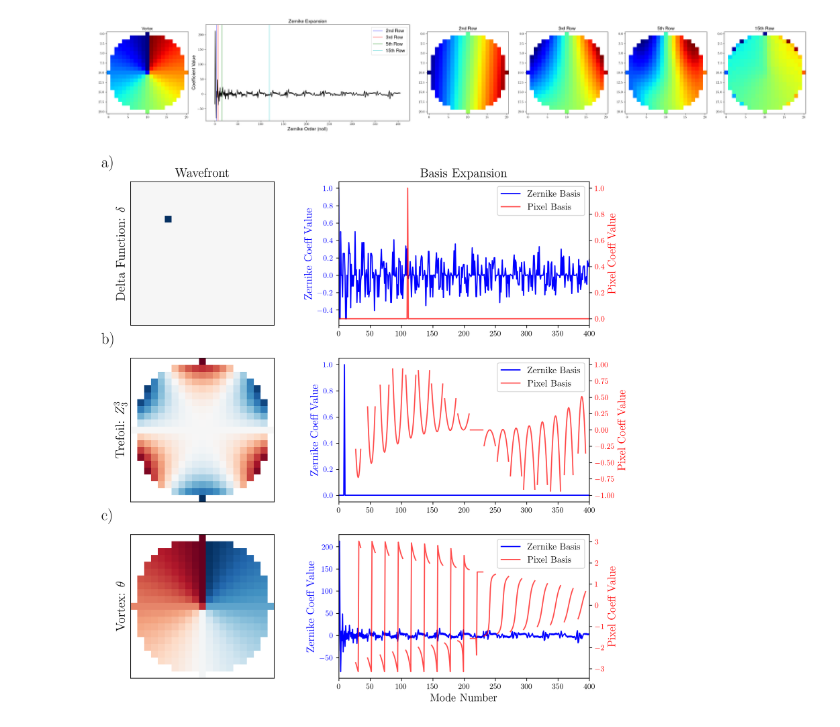
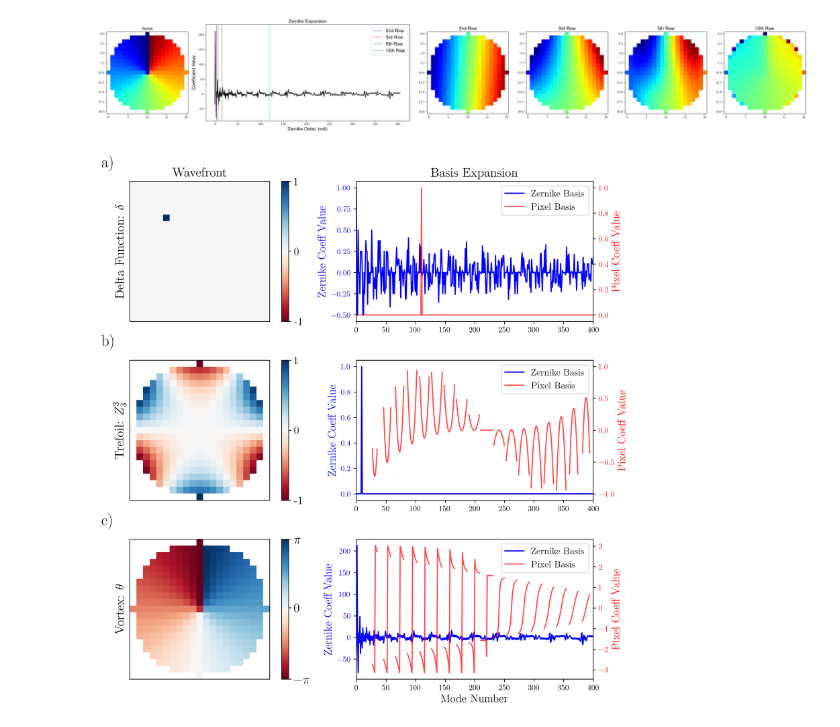
Before and after one commit to sunnyhoward/overdictionary, a Jupyter notebook: paper_files/Paper_Figs.ipynb, the cells around one changed output. Cells and saved outputs as stored; diff of their text form; code cells hidden in the pictures.

```diff
--- a/paper_files/Paper_Figs.ipynb
+++ b/paper_files/Paper_Figs.ipynb
@@ -97,7 +101,13 @@ rc('font',**{'family':'serif','serif':['CMU Serif Roman']})
 rc('text', usetex=True)
 # %%
 fig,ax = plt.subplots(3,2, figsize=(10,10), dpi=250)
-ax[0,0].imshow(single_peak[0],cmap='RdBu', vmax=1, vmin=-1); ax[0,0].set_title('Wavefront', fontsize=16); ax[0,0].set_ylabel(r'Delta Function: $\delta$', fontsize=16); ax[0,0].set_xticks([]); ax[0,0].set_yticks([])
+im0 = ax[0,0].imshow(single_peak[0],cmap='RdBu', vmax=1, vmin=-1); ax[0,0].set_title('Wavefront', fontsize=16); ax[0,0].set_ylabel(r'Delta Function: $\delta$', fontsize=16); ax[0,0].set_xticks([]); ax[0,0].set_yticks([])
+
+#add colorbar
+cbar = fig.colorbar(im0, ax=ax[0,0])
+cbar.set_ticks([-1, 0,  1])
+cbar.set_ticklabels([r'-1', '0',  r'1'], fontsize=14)
+
 ax[0,0].text(-0.2, 1.1, 'a)', transform=ax[0,0].transAxes,
             size=20, weight='bold')
 lns1= ax[0,1].plot(single_peak_coeffs, 'b',label='Zernike Basis'); ax[0,1].set_title('Basis Expansion', fontsize=16)
@@ -113,7 +123,13 @@ labs = [l.get_label() for l in lns]
 ax[0,1].legend(lns, labs, loc=0, fontsize=12)
 ax[0,1].set_xlim(0,400)
 
-ax[1,0].imshow(zernikes[9],cmap='RdBu', vmax=1, vmin=-1);ax[1,0].set_ylabel(r'Trefoil: $Z_{3}^{3}$', fontsize=16); ax[1,0].set_xticks([]); ax[1,0].set_yticks([])
+im1 = ax[1,0].imshow(zernikes[9],cmap='RdBu', vmax=1, vmin=-1);ax[1,0].set_ylabel(r'Trefoil: $Z_{3}^{3}$', fontsize=16); ax[1,0].set_xticks([]); ax[1,0].set_yticks([])
+
+#add colorbar
+cbar = fig.colorbar(im0, ax=ax[1,0])
+cbar.set_ticks([-1, 0,  1])
+cbar.set_ticklabels([r'-1', '0',  r'1'], fontsize=14)
+
 ax[1,0].text(-0.2, 1.1, 'b)', transform=ax[1,0].transAxes,
             size=20, weight='bold')
 
@@ -129,32 +145,49 @@ ax2.set_ylabel('Pixel Coeff Value', color='r', fontsize=14)
 ax2.tick_params(axis='y', labelcolor='r')
 lns = lns1+lns2
 labs = [l.get_label() for l in lns]
 ax[1,1].legend(lns, labs, loc=0, fontsize=12)
 ax[1,1].set_xlim(0,400)
 
 
-ax[2,0].imshow(vortex[0],cmap='RdBu');ax[2,0].set_ylabel(r'Vortex: $\theta$', fontsize=16); ax[2,0].set_xticks([]); ax[2,0].set_yticks([])
+im2 = ax[2,0].imshow(vortex[0],cmap='RdBu');ax[2,0].set_ylabel(r'Vortex: $\theta$', fontsize=16); ax[2,0].set_xticks([]); ax[2,0].set_yticks([])
+
+#add colorbar
+cbar = fig.colorbar(im2, ax=ax[2,0])
+cbar.set_ticks([vortex[~torch.isnan(vortex)].min(), 0,  vortex[~torch.isnan(vortex)].max()])
+cbar.set_ticklabels([r'$-\pi$', '0',  r'$\pi$'], fontsize=16)
+
+
+# cbar_ax = fig.add_axes([0.1, 0.02, 0.28, 0.03])
+# cmap = cm.get_cmap('RdBu')
+# norm = mcolors.Normalize(vmin=-np.pi, vmax=np.pi)
+# cbar = fig.colorbar(cm.ScalarMappable(norm=norm, cmap=cmap), cax=cbar_ax, orientation='horizontal', fraction=0.05, pad=0.05)
+# cbar.set_label('Phase (Rad)', fontsize=14)
+
+# # Customize the colorbar ticks and labels
+# cbar.set_ticks([-np.pi, -np.pi/2, 0, np.pi/2, np.pi])
+# cbar.set_ticklabels([r'$-\pi$', r'$-\pi/2$', '0', r'$\pi/2$', r'$\pi$'], fontsize=14)
+
 ax[2,0].text(-0.2, 1.1, 'c)', transform=ax[2,0].transAxes,
             size=20, weight='bold')
 
 lns1= ax[2,1].plot(coeffs, 'b',label='Zernike Basis')
 ax[2,1].set_ylabel('Zernike Coeff Value', fontsize=14, color='b')
 ax[2,1].tick_params(axis='y', labelcolor='blue')
 ax2 = ax[2,1].twinx()
 lns2 = ax2.plot(vortex.flatten(), 'r', alpha=.7, label='Pixel Basis')
 
 ax2.set_ylabel('Pixel Coeff Value', color='r', fontsize=14)
 ax2.tick_params(axis='y', labelcolor='r')
 lns = lns1+lns2
 labs = [l.get_label() for l in lns]
 ax[2,1].legend(lns, labs, loc=0, fontsize=12)
 
 ax[2,1].set_xlim(0,400)
 ax[2,1].set_xlabel('Mode Number', fontsize=14)
 
 plt.tight_layout()
 
 
 fig.savefig('figs/expansions.png', bbox_inches='tight',dpi=300)
 # %% [output]
-[figure, old version]
+[figure, new version]
```
Also changed, not shown: parts of 2 cells of this notebook, 6 other files.
